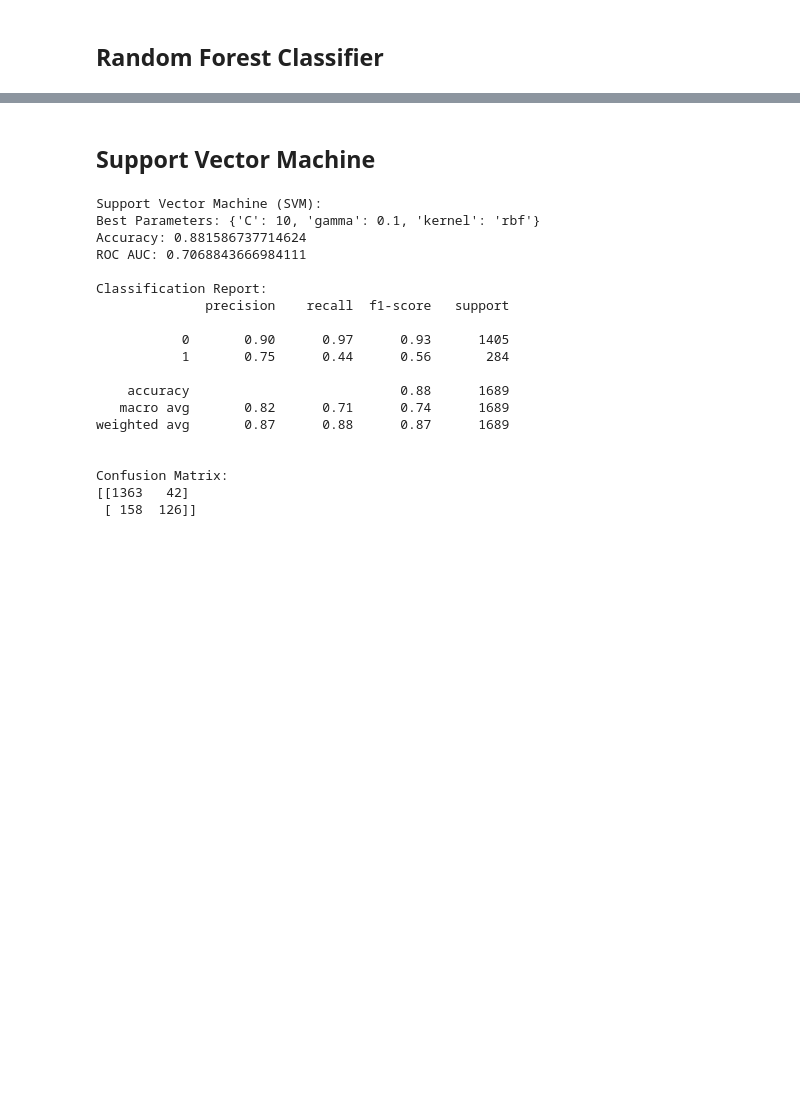
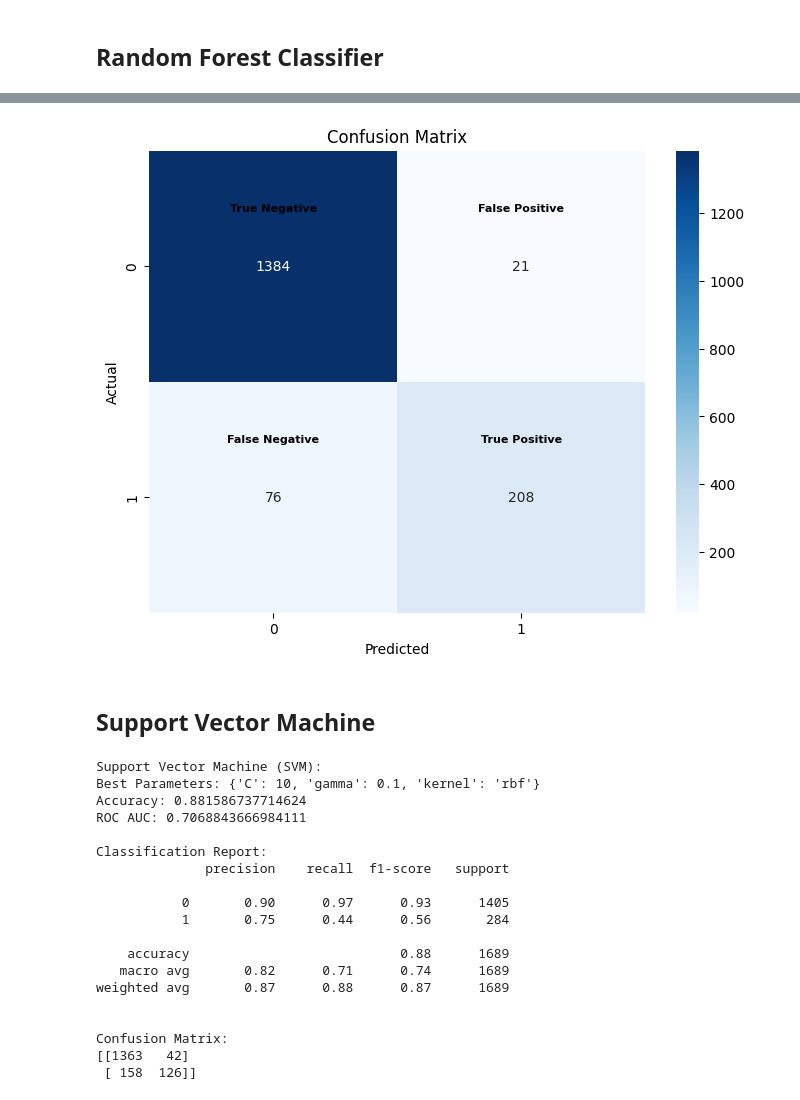
Before and after one commit to CCT-Dublin/capstone-project-riccardopossier, a Jupyter notebook: CA2_RP.ipynb, the cells around one changed output, grey strips where cells are left out. Cells and saved outputs as stored; diff of their text form; code cells hidden in the pictures; blank space fills up the shorter version.

```diff
--- a/CA2_RP.ipynb
+++ b/CA2_RP.ipynb
@@ -563,3 +587,19 @@ evaluate_model(grid_rf.best_estimator_, X_train, y_train, X_test, y_test)
+# %%
+conf_matrix = [[1384,   21],
+               [76,   208]]
+labels = [['True Negative', 'False Positive'],
+          ['False Negative', 'True Positive']]
+plt.figure(figsize=(8, 6))
+sns.heatmap(conf_matrix, annot=True, fmt="d", cmap="Blues")
+for i in range(2):
+    for j in range(2):
+        plt.text(j + 0.5, i + 0.25, labels[i][j], ha='center', va='center', fontsize=8, fontweight='bold')
+plt.xlabel('Predicted')
+plt.ylabel('Actual')
+plt.title('Confusion Matrix')
+plt.show()
+# %% [output]
+[figure, added]
 # %% [markdown]
 ## Support Vector Machine
 # %%
```
Also changed, not shown: parts of 15 cells of this notebook.
